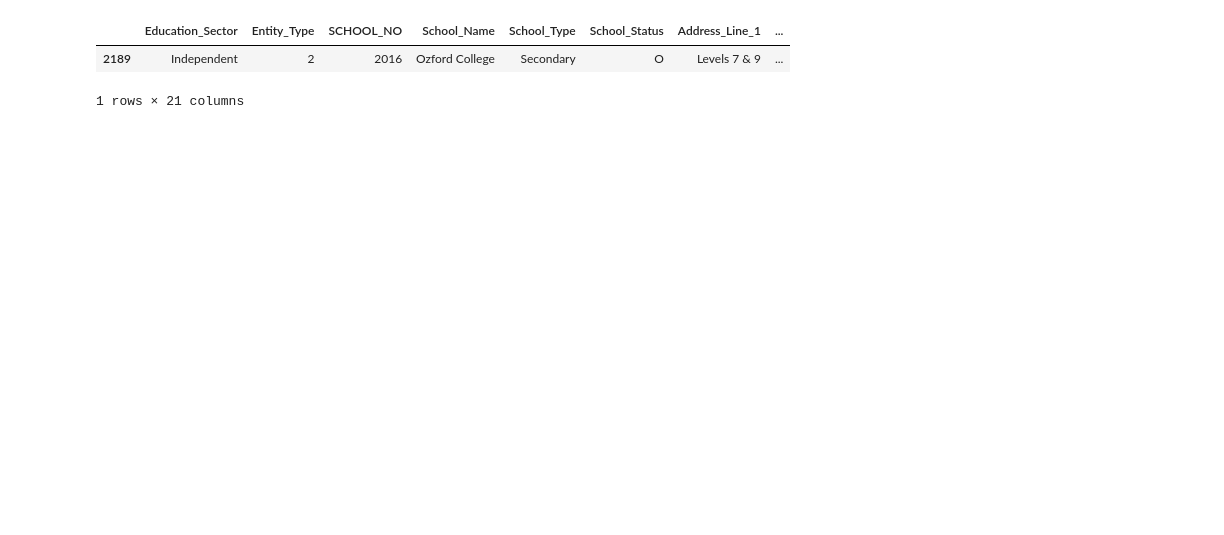
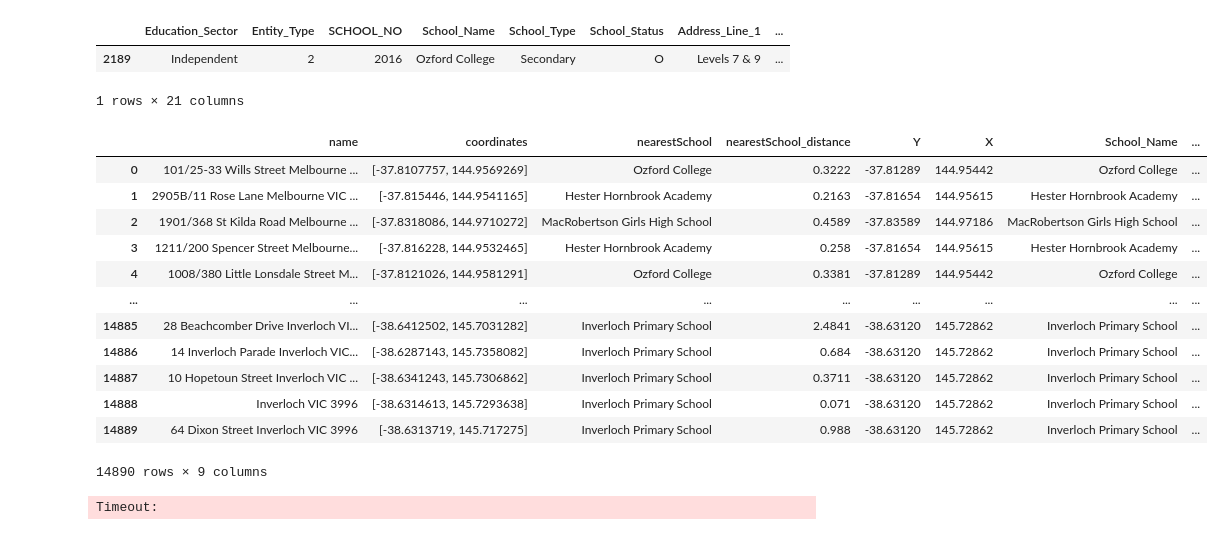
Before and after one commit to MAST30034-Applied-Data-Science/generic-real-estate-consulting-project-group-60, a Jupyter notebook: notebooks/distance_to_school.ipynb, the cells around one changed output. Saved outputs shown, nothing was run; the diff lists cells and outputs as text; code cells hidden in the pictures; blank space fills up the shorter version.

Commit message:
updated the distance to school

```diff
--- a/notebooks/distance_to_school.ipynb
+++ b/notebooks/distance_to_school.ipynb
@@ -277,0 +312,5 @@ property
+# %%
+
+new_data = new_data.drop_duplicates(subset=['name'])
+# %%
+new_data = new_data.reset_index(drop=True)
@@ -291,0 +339,65 @@ dist_osrm = osrm_response.get('routes')[0].get('distance')/1000 # in km
+# %%
+new_data['real_distance'] = ''
+# %%
+new_data['real_duration'] = ''
+# %%
+new_data
+# %% [output]
+|  | name | coordinates | nearestSchool | nearestSchool_distance | Y | X | School_Name | ... |
+| 0 | 101/25-33 Wills Street Melbourne ... | [-37.8107757, 144.9569269] | Ozford College | 0.3222 | -37.81289 | 144.95442 | Ozford College | ... |
+| 1 | 2905B/11 Rose Lane Melbourne VIC ... | [-37.815446, 144.9541165] | Hester Hornbrook Academy | 0.2163 | -37.81654 | 144.95615 | Hester Hornbrook Academy | ... |
+| 2 | 1901/368 St Kilda Road Melbourne ... | [-37.8318086, 144.9710272] | MacRobertson Girls High School | 0.4589 | -37.83589 | 144.97186 | MacRobertson Girls High School | ... |
+| 3 | 1211/200 Spencer Street Melbourne... | [-37.816228, 144.9532465] | Hester Hornbrook Academy | 0.258 | -37.81654 | 144.95615 | Hester Hornbrook Academy | ... |
+| 4 | 1008/380 Little Lonsdale Street M... | [-37.8121026, 144.9581291] | Ozford College | 0.3381 | -37.81289 | 144.95442 | Ozford College | ... |
+| ... | ... | ... | ... | ... | ... | ... | ... | ... |
+| 14885 | 28 Beachcomber Drive Inverloch VI... | [-38.6412502, 145.7031282] | Inverloch Primary School | 2.4841 | -38.63120 | 145.72862 | Inverloch Primary School | ... |
+| 14886 | 14 Inverloch Parade Inverloch VIC... | [-38.6287143, 145.7358082] | Inverloch Primary School | 0.684 | -38.63120 | 145.72862 | Inverloch Primary School | ... |
+| 14887 | 10 Hopetoun Street Inverloch VIC ... | [-38.6341243, 145.7306862] | Inverloch Primary School | 0.3711 | -38.63120 | 145.72862 | Inverloch Primary School | ... |
+| 14888 | Inverloch VIC 3996 | [-38.6314613, 145.7293638] | Inverloch Primary School | 0.071 | -38.63120 | 145.72862 | Inverloch Primary School | ... |
+| 14889 | 64 Dixon Street Inverloch VIC 3996 | [-38.6313719, 145.717275] | Inverloch Primary School | 0.988 | -38.63120 | 145.72862 | Inverloch Primary School | ... |
+14890 rows × 9 columns
+# %%
+from time import sleep
+import openrouteservice
+from openrouteservice import convert
+import folium
+import json
+import random
+
+#from 0~1950
+client = openrouteservice.Client(key='5b3ce3597851110001cf6248cbfec5133fcf4e53a12773fc1404ec0b',retry_timeout = 60, timeout= 60) # Specify your personal API key
+
+count = 1
+
+for index in range(971,1951):
+
+    sleep(random.uniform(2.08, 10.09))
+
+
+    from_coor = new_data.iloc[index,1]
+
+    to_Sch_coor_X = new_data.iloc[index,5]
+    to_Sch_coor_Y = new_data.iloc[index,4]
+
+    coords = ((from_coor[1],from_coor[0]),(to_Sch_coor_X,to_Sch_coor_Y))
+
+    routes = client.directions(coords, profile='driving-car')
+
+
+    distance_txt = round(routes['routes'][0]['summary']['distance']/1000,1)
+    duration_txt = round(routes['routes'][0]['summary']['duration']/60,1)
+
+    new_data.iloc[index,7] = distance_txt
+    new_data.iloc[index,8] = duration_txt
+    count+=1
+    if(count%25 == 0):
+        sleep(random.uniform(20.4,25.34))
+        client = openrouteservice.Client(key='5b3ce3597851110001cf6248cbfec5133fcf4e53a12773fc1404ec0b',retry_timeout = 50, timeout= 50)
+    if(count%30 == 0):
+        sleep(random.uniform(10.8,30.56))
+        client = openrouteservice.Client(key='5b3ce3597851110001cf6248cbfec5133fcf4e53a12773fc1404ec0b',retry_timeout = 50, timeout= 50)
+
+
+#coords = ((144.9569269,-37.8107757),(144.95442,-37.81289))
+# %% [output]
+Timeout:
```
Also changed, not shown: parts of 14 cells of this notebook.
